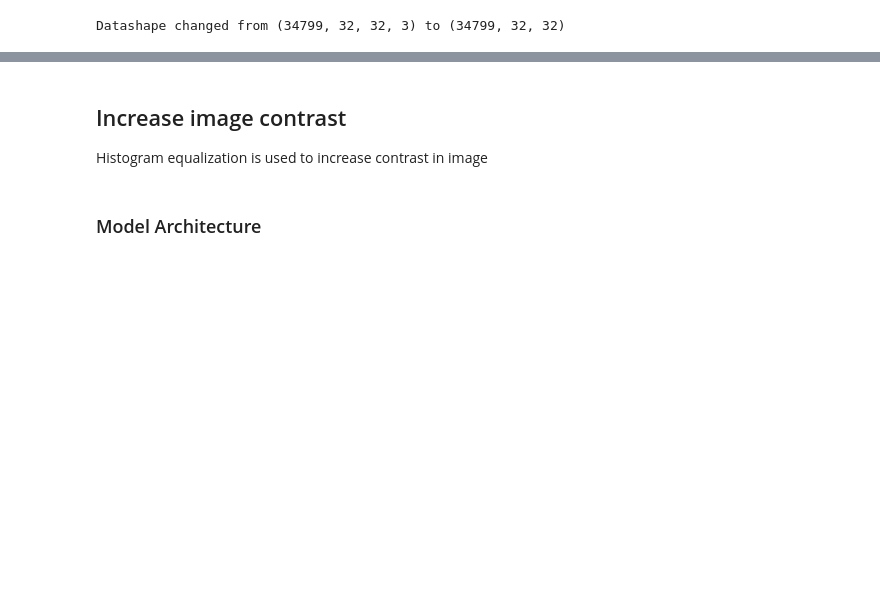
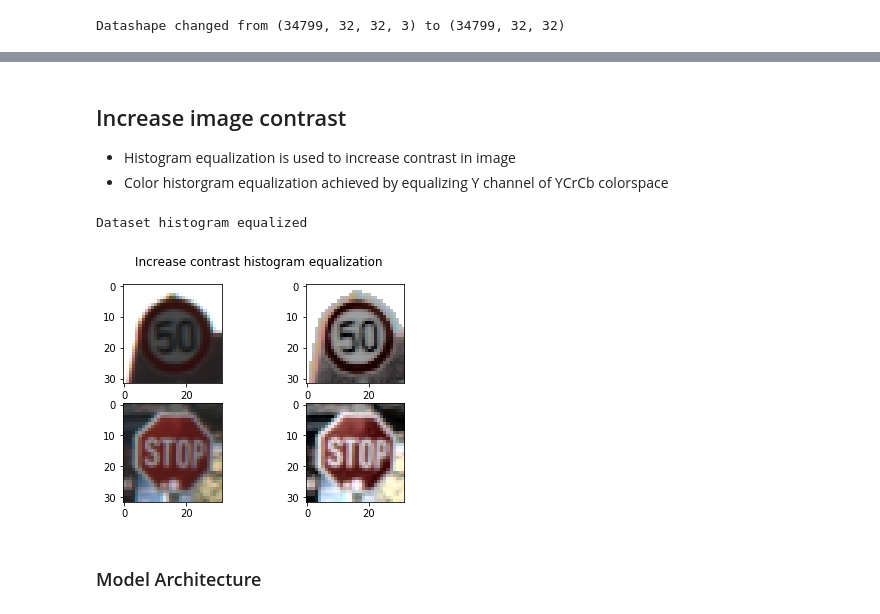
Before and after one commit to sketchc89/TrafficSign-P2, a Jupyter notebook: Traffic_Sign_Classifier.ipynb, the cells around one changed output, grey strips where cells are left out. Cells and saved outputs as stored; diff of their text form; code cells hidden in the pictures; blank space fills up the shorter version.

```diff
--- a/Traffic_Sign_Classifier.ipynb
+++ b/Traffic_Sign_Classifier.ipynb
@@ -174,7 +194,25 @@ def rotate_images(X, deg):
     return X_rot_pos, X_rot_neg
 # %% [markdown]
 ## Increase image contrast
-Histogram equalization is used to increase contrast in image
+* Histogram equalization is used to increase contrast in image
+* Color historgram equalization achieved by equalizing Y channel of YCrCb colorspace
+# %%
+X_histeq = amplify_contrast(X_train)
+X_train, X_histeq = shuffle(X_train, X_histeq)
+fig = plt.figure()
+fig.suptitle('Increase contrast histogram equalization')
+plt.subplot(221)
+plt.imshow(X_train[0])
+plt.subplot(222)
+plt.imshow(X_histeq[0])
+plt.subplot(223)
+plt.imshow(X_train[1])
+plt.subplot(224)
+plt.imshow(X_histeq[1])
+plt.show()
+# %% [output]
+Dataset histogram equalized
+[figure, added]
 # %%
 def amplify_contrast(X):
     X_eq = np.copy(X)
```
Also changed, not shown: parts of 5 cells of this notebook.
